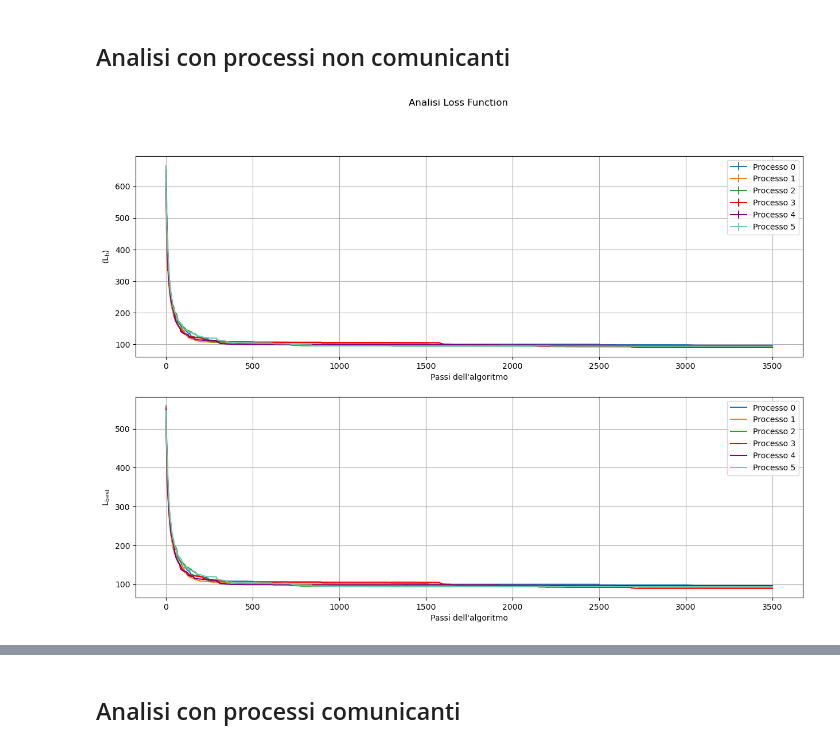
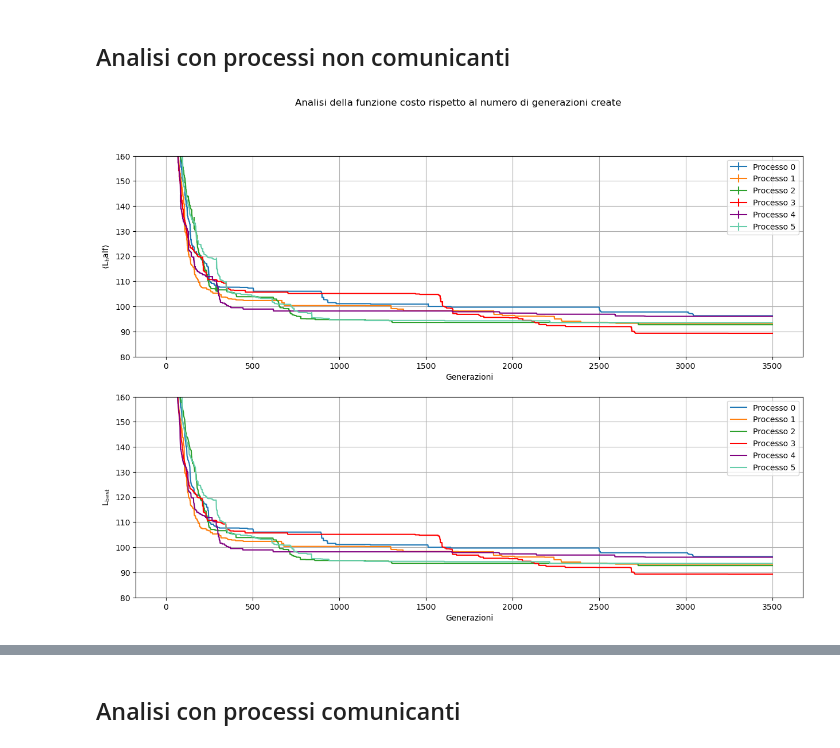
Before and after one commit to angela-bonato/LaboratorioSimulazioneNumerica, a Jupyter notebook: Es10/Esercitazione10.ipynb, the cells around one changed output, grey strips where cells are left out. Cells and saved outputs as stored; diff of their text form; code cells hidden in the pictures.

```diff
--- a/Es10/Esercitazione10.ipynb
+++ b/Es10/Esercitazione10.ipynb
@@ -13,6 +19,8 @@ swap_y+=200
 # %% [markdown]
 ## Analisi con processi non comunicanti
 # %%
+#costo del best path e media dei migliori individui con dev standard per ogni processo
+
 nc_0_bestL=np.loadtxt("NonComunicanti/bestloss_0.dat",  unpack="true")
 nc_0_meanL, nc_0_errorsL=np.loadtxt("NonComunicanti/besthalfloss_0.dat", usecols=(0, 1),  unpack="true")  #vettori delle ordinate dei punti plottati e delle barre d'errore
 
@@ -27,36 +35,39 @@ nc_3_meanL, nc_3_errorsL=np.loadtxt("NonComunicanti/besthalfloss_3.dat", usecols
 
 nc_4_bestL=np.loadtxt("NonComunicanti/bestloss_4.dat",  unpack="true")
 nc_4_meanL, nc_4_errorsL=np.loadtxt("NonComunicanti/besthalfloss_4.dat", usecols=(0, 1),  unpack="true")  #vettori delle ordinate dei punti plottati e delle barre d'errore
 
 nc_5_bestL=np.loadtxt("NonComunicanti/bestloss_5.dat",  unpack="true")
 nc_5_meanL, nc_5_errorsL=np.loadtxt("NonComunicanti/besthalfloss_5.dat", usecols=(0, 1),  unpack="true")  #vettori delle ordinate dei punti plottati e delle barre d'errore
 
+#plot
 nclfig ,(nclplt1, nclplt2) = plt.subplots(2, 1, figsize=(15, 10))
 
 nclplt1.errorbar(x, nc_0_meanL, yerr=nc_0_errorsL, label="Processo 0")
 nclplt1.errorbar(x, nc_1_meanL, yerr=nc_1_errorsL, label="Processo 1")
 nclplt1.errorbar(x, nc_2_meanL, yerr=nc_2_errorsL, label="Processo 2")
 nclplt1.errorbar(x, nc_3_meanL, yerr=nc_3_errorsL, label="Processo 3", color='red')
 nclplt1.errorbar(x, nc_4_meanL, yerr=nc_4_errorsL, label="Processo 4", color='purple')
 nclplt1.errorbar(x, nc_5_meanL, yerr=nc_5_errorsL, label="Processo 5", color='mediumaquamarine')
-nclplt1.set_xlabel("Passi dell'algoritmo")
-nclplt1.set_ylabel(r"$\left<\mathrm{L_h}\right>$")
+nclplt1.set_xlabel("Generazioni")
+nclplt1.set_ylabel(r"$\left<\mathrm{L_half}\right>$")
+nclplt1.set_ylim(80,160)
 nclplt1.legend()
 nclplt1.grid(True)
 
 nclplt2.plot(x, nc_0_bestL, label="Processo 0")
 nclplt2.plot(x, nc_1_bestL, label="Processo 1")
 nclplt2.plot(x, nc_2_bestL, label="Processo 2")
 nclplt2.plot(x, nc_3_bestL, label="Processo 3", color='red')
 nclplt2.plot(x, nc_4_bestL, label="Processo 4", color='purple')
 nclplt2.plot(x, nc_5_bestL, label="Processo 5", color='mediumaquamarine')
-nclplt2.set_xlabel("Passi dell'algoritmo")
+nclplt2.set_xlabel("Generazioni")
 nclplt2.set_ylabel(r"$\mathrm{L_{best}}$")
+nclplt2.set_ylim(80,160)
 nclplt2.legend()
 nclplt2.grid(True)
 
-nclfig.suptitle("Analisi Loss Function")
+nclfig.suptitle("Analisi della funzione costo rispetto al numero di generazioni create")
 plt.show()
 # %% [output]
-[figure, old version]
+[figure, new version]
 # %%
```
Also changed, not shown: parts of 10 cells of this notebook, 1 other file.
